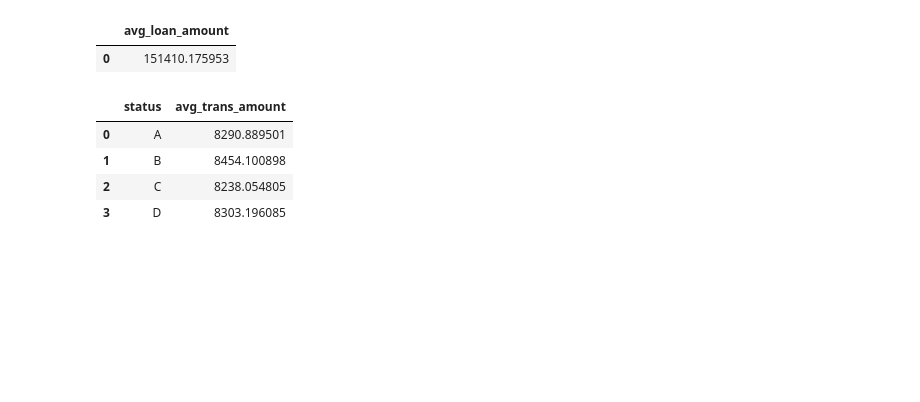
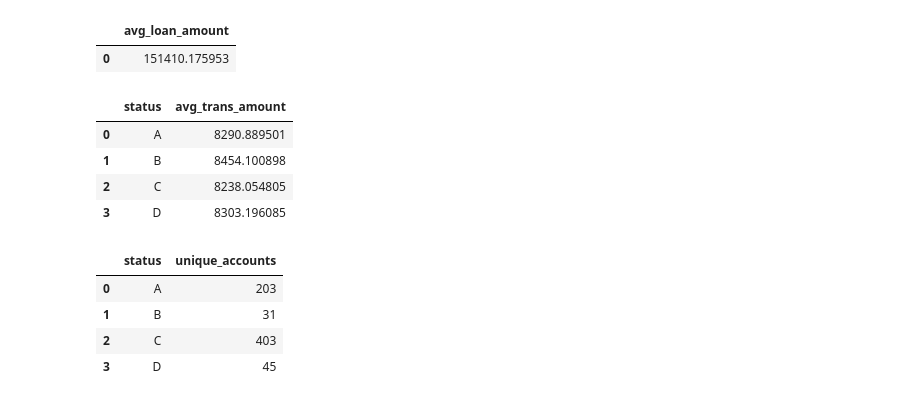
Before and after one commit to aetabid/fraud_detection, a Jupyter notebook: utku_project/bank_data.ipynb, the cells around one changed output. Drawn from its saved outputs; the diff is of its cells as text; code cells hidden in the pictures; blank space fills up the shorter version.

```diff
--- a/utku_project/bank_data.ipynb
+++ b/utku_project/bank_data.ipynb
@@ -213,3 +217,17 @@ pd.read_sql(query, conn)
 | 1 | B | 8454.100898 |
 | 2 | C | 8238.054805 |
 | 3 | D | 8303.196085 |
+# %%
+query1 = """
+SELECT loan.status,
+COUNT(DISTINCT loan.account_id) AS unique_accounts
+FROM loan
+GROUP BY loan.status
+"""
+pd.read_sql(query1, conn)
+# %% [output]
+|  | status | unique_accounts |
+| 0 | A | 203 |
+| 1 | B | 31 |
+| 2 | C | 403 |
+| 3 | D | 45 |
```
Also changed, not shown: parts of 4 cells of this notebook.
